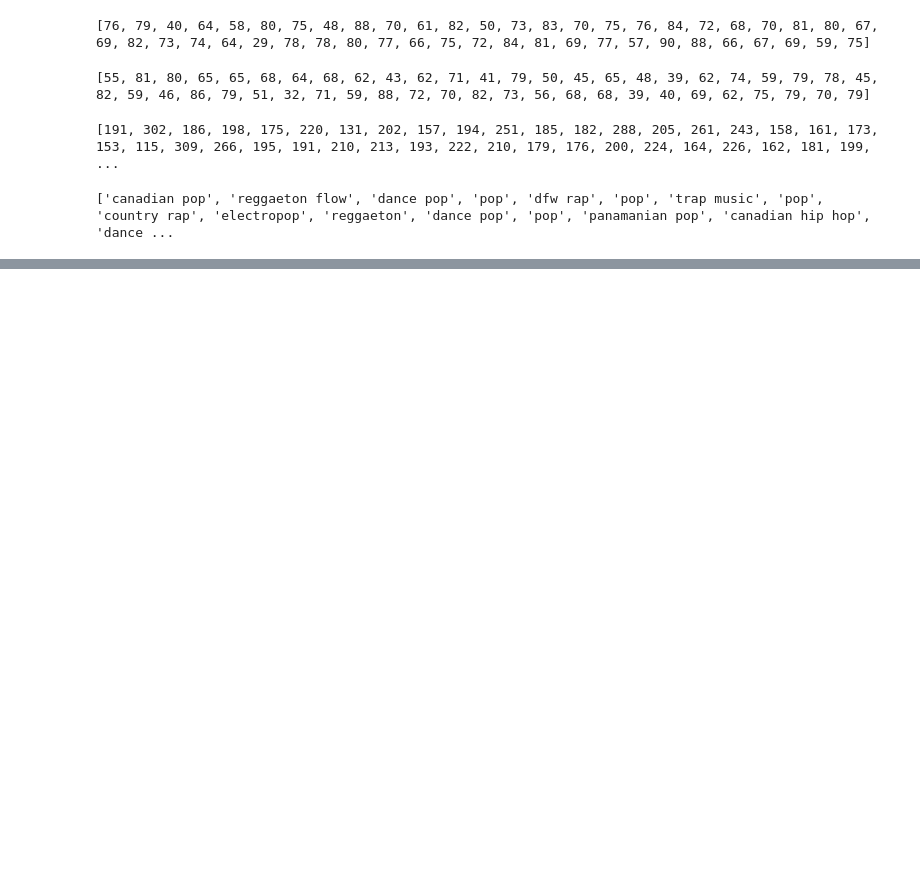
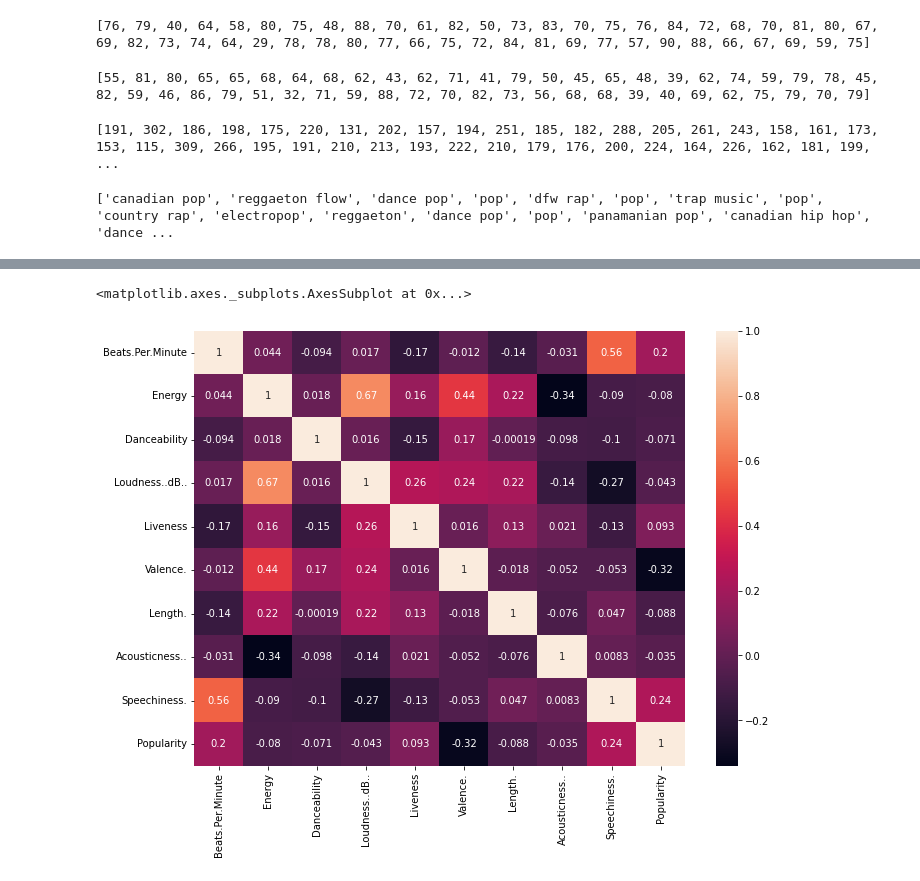
Before and after one commit to santiago-nath/Kaggle_Spotify, a Jupyter notebook: Kaggle_Spotify.ipynb, the cells around one changed output, grey strips where cells are left out. Saved outputs shown, nothing was run; the diff lists cells and outputs as text; code cells hidden in the pictures; blank space fills up the shorter version.

```diff
--- a/Kaggle_Spotify.ipynb
+++ b/Kaggle_Spotify.ipynb
@@ -163,0 +193,8 @@ sns.regplot(x='Energy', y='Length.', data=df, color='darkblue')
+# %%
+#ver correlações das possíveis features por heatmap
+corr = df.corr()
+ax = plt.subplots(figsize=(11, 8))
+sns.heatmap(corr,  annot=True, annot_kws={"size": 10})
+# %% [output]
+<matplotlib.axes._subplots.AxesSubplot at 0x...>
+[figure, added]
```
Also changed, not shown: parts of 10 cells of this notebook.
